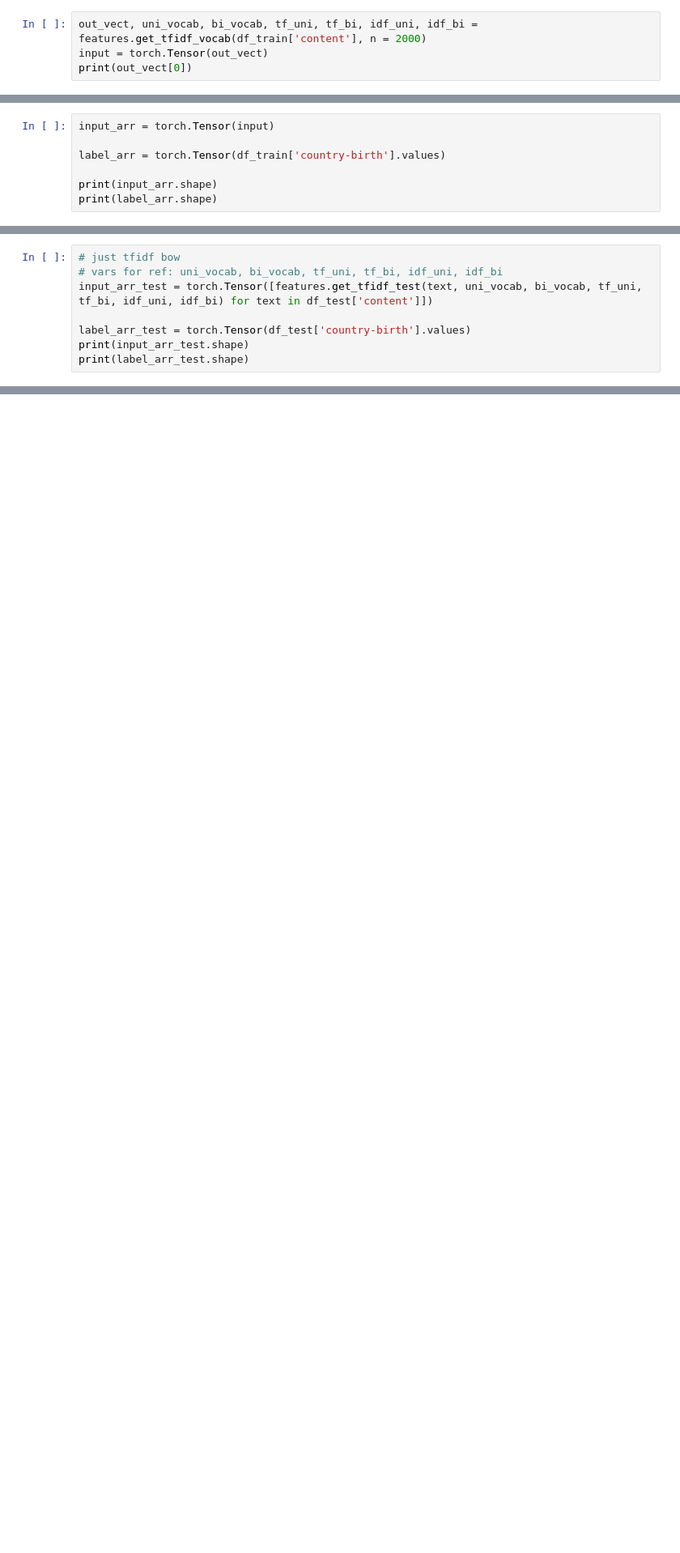
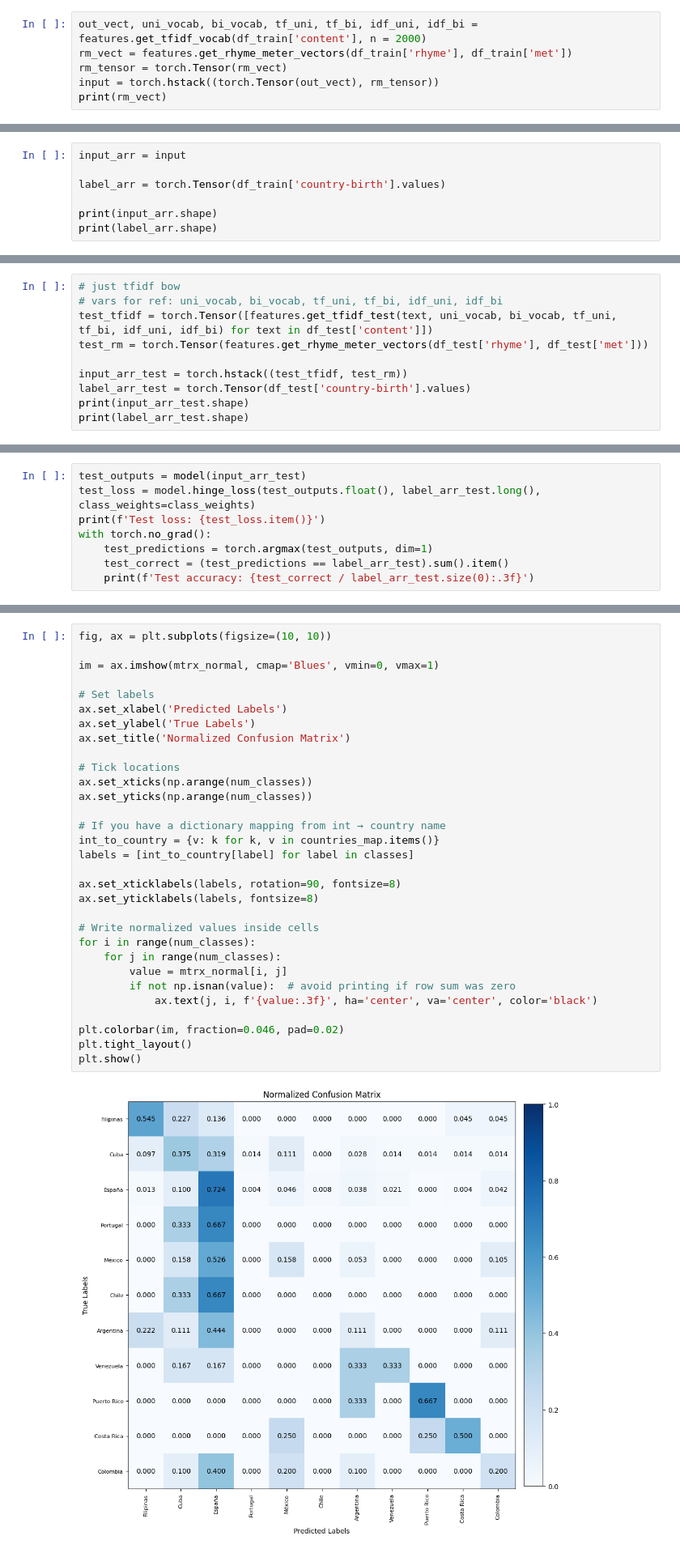
Before and after one commit to kpwce/profiling-spanish-poets, a Jupyter notebook: models/svm_country.ipynb, the cells around one changed output, grey strips where cells are left out. Shown at 81% size. Saved outputs shown, nothing was run; the diff lists cells and outputs as text; blank space fills up the shorter version.

Commit message:
country svm fully working

```diff
--- a/models/svm_country.ipynb
+++ b/models/svm_country.ipynb
@@ -44,5 +49,7 @@ print(bigrams)
 reload(features);
 # %%
 out_vect, uni_vocab, bi_vocab, tf_uni, tf_bi, idf_uni, idf_bi = features.get_tfidf_vocab(df_train['content'], n = 2000)
-input = torch.Tensor(out_vect)
-print(out_vect[0])
+rm_vect = features.get_rhyme_meter_vectors(df_train['rhyme'], df_train['met'])
+rm_tensor = torch.Tensor(rm_vect)
+input = torch.hstack((torch.Tensor(out_vect), rm_tensor))
+print(rm_vect)
@@ -75,5 +58,5 @@ for text in remove: # get rid of bad input
 # %%
-input_arr = torch.Tensor(input)
+input_arr = input
 
 label_arr = torch.Tensor(df_train['country-birth'].values)
 
@@ -149,8 +103,10 @@ label_arr_test = torch.Tensor(df_test['gender'].values)
 # %%
 # just tfidf bow
 # vars for ref: uni_vocab, bi_vocab, tf_uni, tf_bi, idf_uni, idf_bi
-input_arr_test = torch.Tensor([features.get_tfidf_test(text, uni_vocab, bi_vocab, tf_uni, tf_bi, idf_uni, idf_bi) for text in df_test['content']])
+test_tfidf = torch.Tensor([features.get_tfidf_test(text, uni_vocab, bi_vocab, tf_uni, tf_bi, idf_uni, idf_bi) for text in df_test['content']])
+test_rm = torch.Tensor(features.get_rhyme_meter_vectors(df_test['rhyme'], df_test['met']))
 
+input_arr_test = torch.hstack((test_tfidf, test_rm))
 label_arr_test = torch.Tensor(df_test['country-birth'].values)
 print(input_arr_test.shape)
 print(label_arr_test.shape)
@@ -196,0 +205,8 @@ Test accuracy: 0.549
+# %%
+test_outputs = model(input_arr_test)
+test_loss = model.hinge_loss(test_outputs.float(), label_arr_test.long(), class_weights=class_weights)
+print(f'Test loss: {test_loss.item()}')
+with torch.no_grad():
+    test_predictions = torch.argmax(test_outputs, dim=1)
+    test_correct = (test_predictions == label_arr_test).sum().item()
+    print(f'Test accuracy: {test_correct / label_arr_test.size(0):.3f}')
@@ -196,0 +258,33 @@ Test accuracy: 0.549
+# %%
+fig, ax = plt.subplots(figsize=(10, 10))
+
+im = ax.imshow(mtrx_normal, cmap='Blues', vmin=0, vmax=1)
+
+# Set labels
+ax.set_xlabel('Predicted Labels')
+ax.set_ylabel('True Labels')
+ax.set_title('Normalized Confusion Matrix')
+
+# Tick locations
+ax.set_xticks(np.arange(num_classes))
+ax.set_yticks(np.arange(num_classes))
+
+# If you have a dictionary mapping from int → country name
+int_to_country = {v: k for k, v in countries_map.items()}
+labels = [int_to_country[label] for label in classes]
+
+ax.set_xticklabels(labels, rotation=90, fontsize=8)
+ax.set_yticklabels(labels, fontsize=8)
+
+# Write normalized values inside cells
+for i in range(num_classes):
+    for j in range(num_classes):
+        value = mtrx_normal[i, j]
+        if not np.isnan(value):  # avoid printing if row sum was zero
+            ax.text(j, i, f'{value:.3f}', ha='center', va='center', color='black')
+
+plt.colorbar(im, fraction=0.046, pad=0.02)
+plt.tight_layout()
+plt.show()
+# %% [output]
+[figure, added]
```
Also changed, not shown: parts of 18 cells of this notebook, 3 other files.
